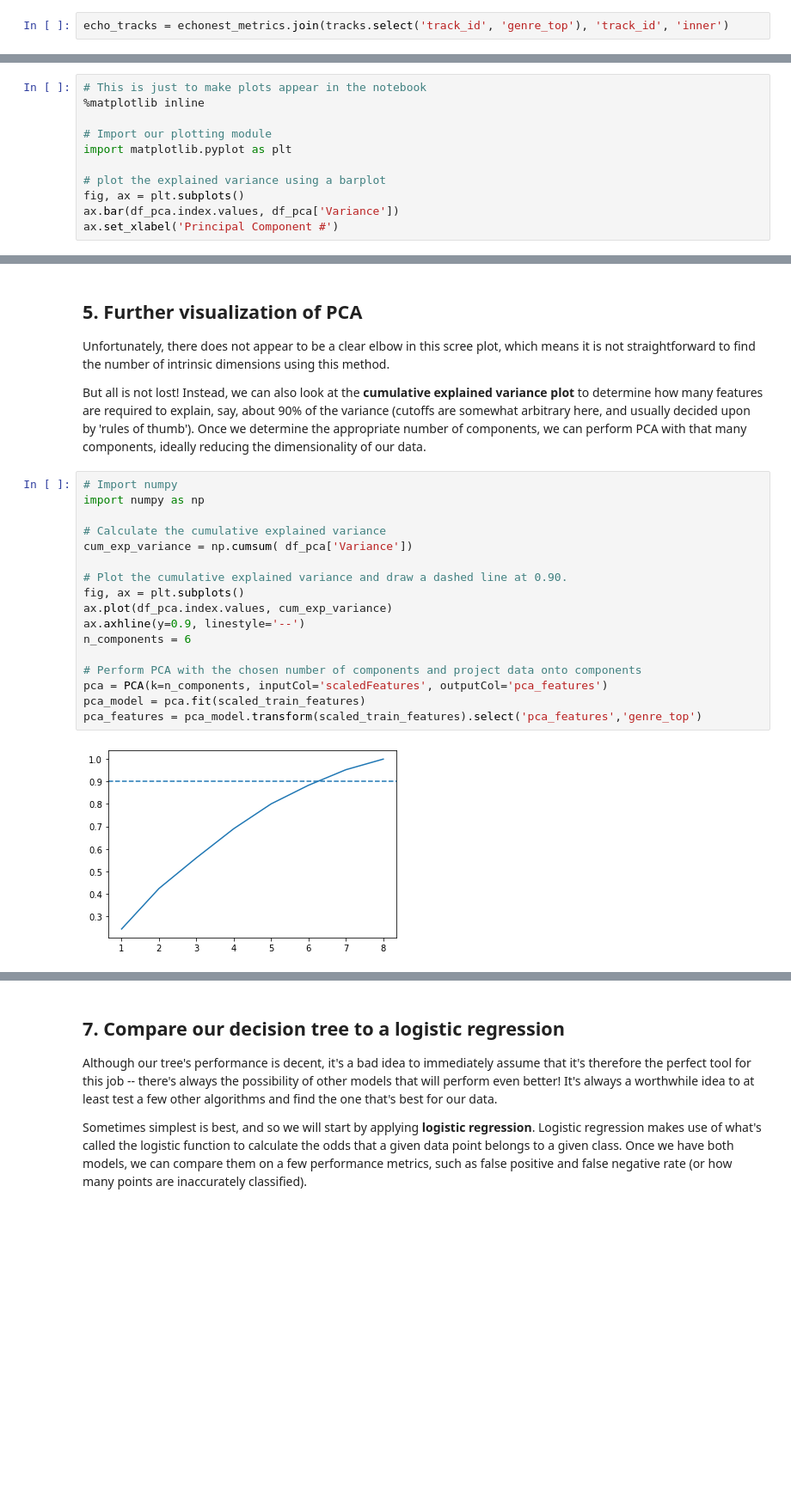
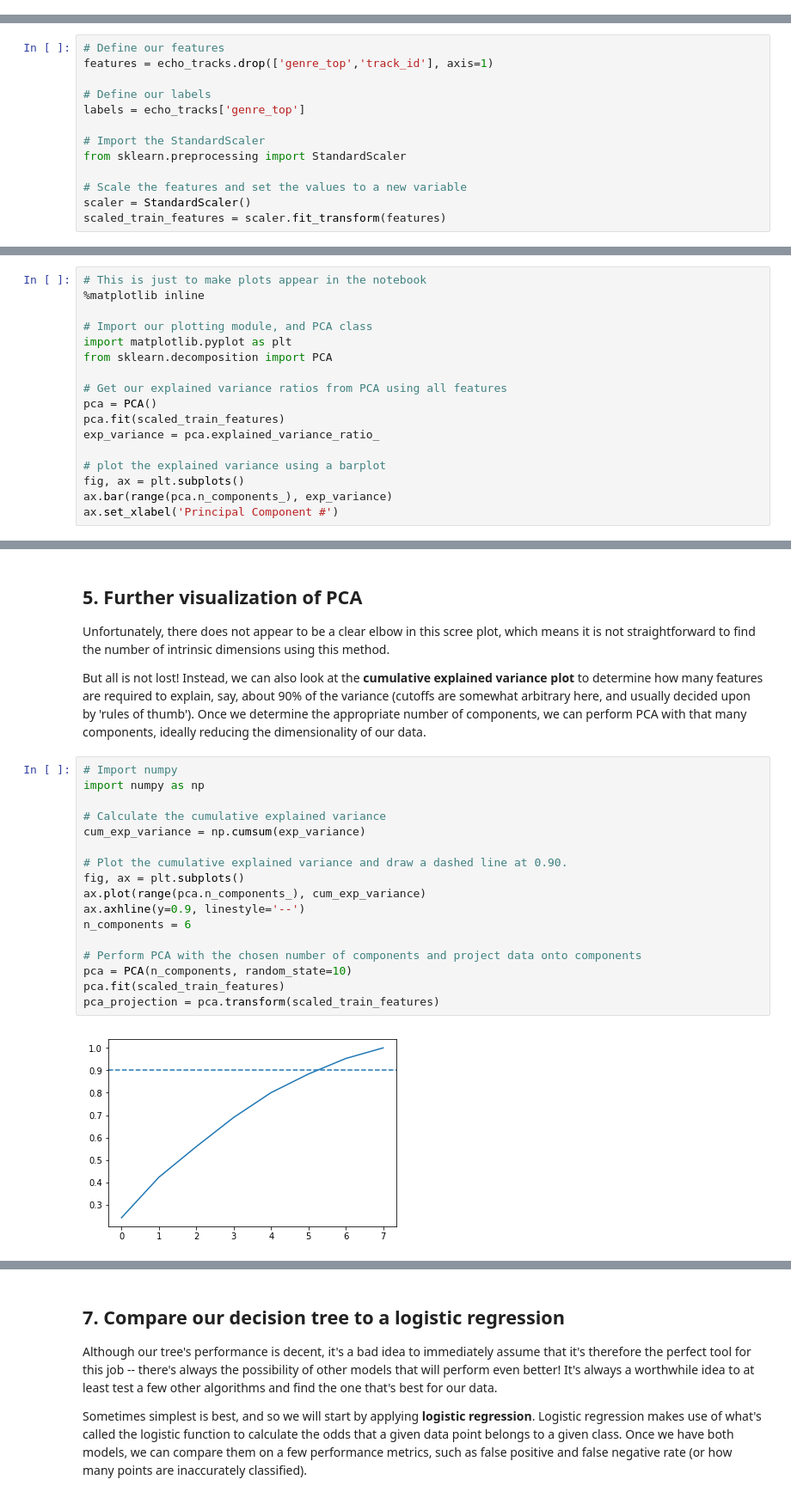
Before and after one commit to Thiagolink/Spark, a Jupyter notebook: Classify Song Genres from Audio Data/notebook.ipynb, the cells around one changed output, grey strips where cells are left out. Shown: that part at 86% size. Cells and saved outputs as stored; diff of their text form; blank space fills up the shorter version.

Commit message:
Adding the original project, changing the structure of one project and adding a new project

```diff
--- a/Classify Song Genres from Audio Data/notebook.ipynb
+++ b/Classify Song Genres from Audio Data/notebook.ipynb
@@ -32,2 +38,0 @@ echonest_metrics = spark.createDataFrame(echonest_metrics_pd)
-# %%
-echo_tracks = echonest_metrics.join(tracks.select('track_id', 'genre_top'), 'track_id', 'inner')
@@ -116,3 +67,16 @@ scaled_train_features = scalarModel.transform(output).select('scaledFeatures','g
+# %%
+# Define our features
+features = echo_tracks.drop(['genre_top','track_id'], axis=1)
+
+# Define our labels
+labels = echo_tracks['genre_top']
+
+# Import the StandardScaler
+from sklearn.preprocessing import StandardScaler
+
+# Scale the features and set the values to a new variable
+scaler = StandardScaler()
+scaled_train_features = scaler.fit_transform(features)
 # %% [markdown]
 ## 4. Principal Component Analysis on our scaled data
 <p>Now that we have preprocessed our data, we are ready to use PCA to determine by how much we can reduce the dimensionality of our data. We can use <strong>scree-plots</strong> and <strong>cumulative explained ratio plots</strong> to find the number of components to use in further analyses.</p>
@@ -141,11 +85,17 @@ df_pca = pd.DataFrame.from_dict(dict_pca, orient='index',columns=['Variance'])
 # This is just to make plots appear in the notebook
 %matplotlib inline
 
-# Import our plotting module
+# Import our plotting module, and PCA class
 import matplotlib.pyplot as plt
+from sklearn.decomposition import PCA
+
+# Get our explained variance ratios from PCA using all features
+pca = PCA()
+pca.fit(scaled_train_features)
+exp_variance = pca.explained_variance_ratio_
 
 # plot the explained variance using a barplot
 fig, ax = plt.subplots()
-ax.bar(df_pca.index.values, df_pca['Variance'])
+ax.bar(range(pca.n_components_), exp_variance)
 ax.set_xlabel('Principal Component #')
 # %% [output]
@@ -158,22 +108,22 @@ Text(0.5, 0, 'Principal Component #')
 # %%
 # Import numpy
 import numpy as np
 
 # Calculate the cumulative explained variance
-cum_exp_variance = np.cumsum( df_pca['Variance'])
+cum_exp_variance = np.cumsum(exp_variance)
 
 # Plot the cumulative explained variance and draw a dashed line at 0.90.
 fig, ax = plt.subplots()
-ax.plot(df_pca.index.values, cum_exp_variance)
+ax.plot(range(pca.n_components_), cum_exp_variance)
 ax.axhline(y=0.9, linestyle='--')
 n_components = 6
 
 # Perform PCA with the chosen number of components and project data onto components
-pca = PCA(k=n_components, inputCol='scaledFeatures', outputCol='pca_features')
-pca_model = pca.fit(scaled_train_features)
-pca_features = pca_model.transform(scaled_train_features).select('pca_features','genre_top')
+pca = PCA(n_components, random_state=10)
+pca.fit(scaled_train_features)
+pca_projection = pca.transform(scaled_train_features)
 # %% [output]
-[figure, old version]
+[figure, new version]
 # %% [markdown]
 ## 6. Train a decision tree to classify genre
 <p>Now we can use the lower dimensional PCA projection of the data to classify songs into genres. To do that, we first need to split our dataset into 'train' and 'test' subsets, where the 'train' subset will be used to train our model while the 'test' dataset allows for model performance validation.</p>
```
Also changed, not shown: parts of 30 cells of this notebook, 11 other files.
